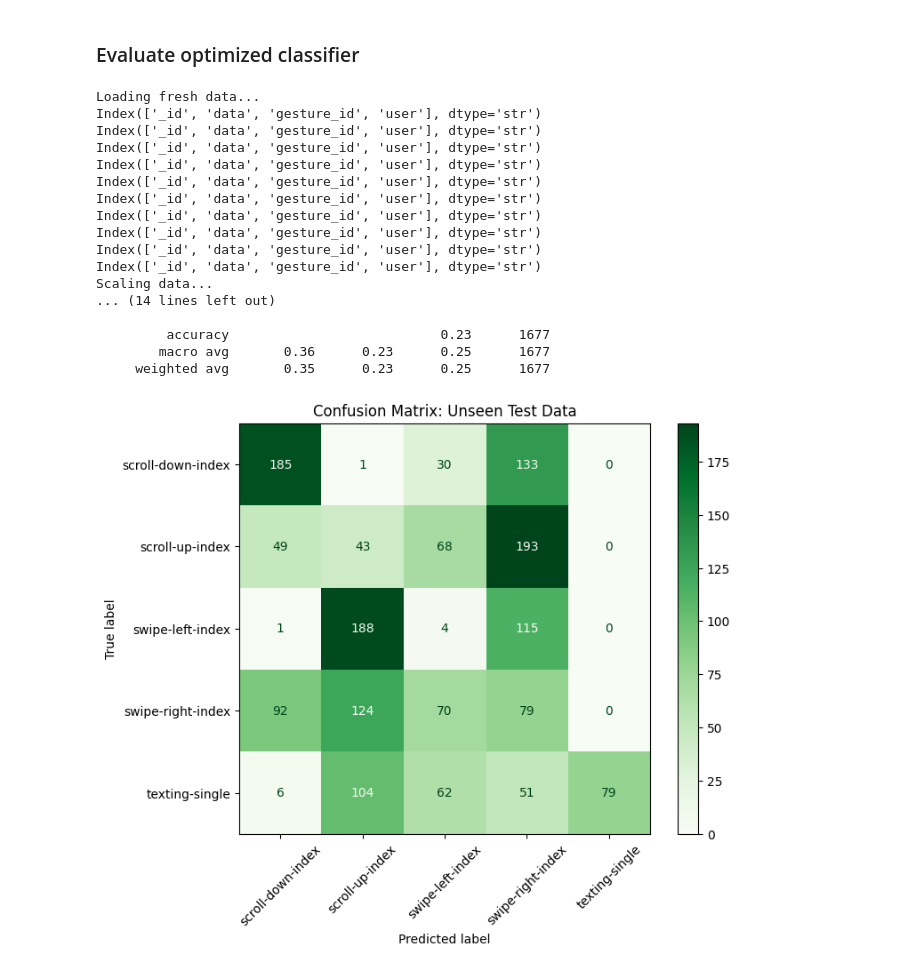
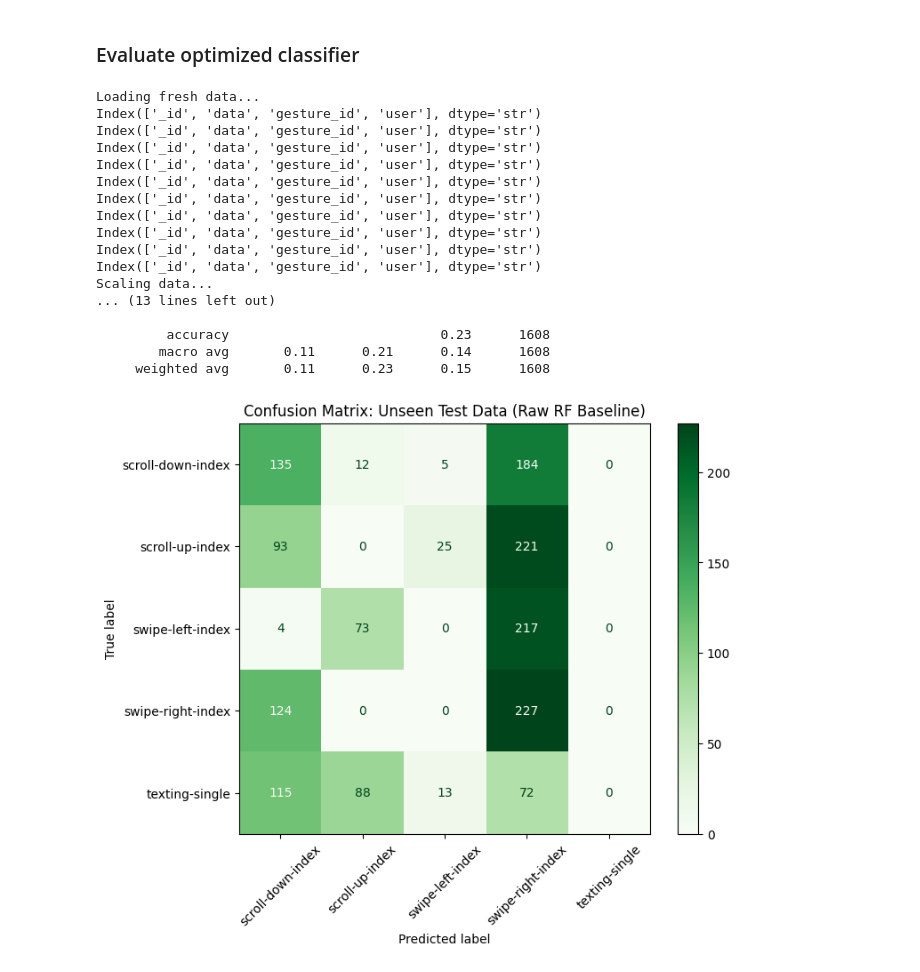
Before and after one commit to nderekk/IoT-Course-AIoT-project, a Jupyter notebook: aiot_project_time_series.ipynb, the cells around one changed output. Drawn from its saved outputs; the diff is of its cells as text; code cells hidden in the pictures.

```diff
--- a/aiot_project_time_series.ipynb
+++ b/aiot_project_time_series.ipynb
@@ -793,74 +707,56 @@ print("Scaling data...")
 scale_gestures(train_clean, test_clean)
 
 # ---------------------------------------------------------
-# 3. EXTRACT FEATURES
+# 3. WINDOW AND FLATTEN RAW DATA
 # ---------------------------------------------------------
-print("Extracting features...")
-train_features_dict, _ = extract_statistical_features(train_clean, ws=200, overlap=50, order=5, wn=0.4)
-X_train_full, y_train_full = prepare_xy(train_features_dict)
+print("Windowing and flattening raw data...")
+clipped_train, _ = window_and_filter_gestures(train_clean, ws=300, overlap=50, order=5, wn=0.4, filter_type='lowpass')
+clipped_test, _ = window_and_filter_gestures(test_clean, ws=300, overlap=50, order=5, wn=0.4, filter_type='lowpass')
 
-test_features_dict, _ = extract_statistical_features(test_clean, ws=200, overlap=50, order=5, wn=0.4)
-X_test_full, y_test_full = prepare_xy(test_features_dict)
+# Flatten the raw matrices (e.g. 300x6 -> 1800) just like in the K-fold loop
+train_clips_flat = flatten_gestures(clipped_train)
+test_clips_flat = flatten_gestures(clipped_test)
+
+X_train_flat, y_train_full = prepare_xy(train_clips_flat)
+X_test_flat, y_test_full = prepare_xy(test_clips_flat)
 
 # ---------------------------------------------------------
-# 4. REDUNDANCY CHECK & FEATURE SELECTION
+# 4. TRAIN AND EVALUATE RAW RF BASELINE
 # ---------------------------------------------------------
-print("Selecting Top 15 features...")
-# Find redundant pairs on TRAIN only
-corr_matrix = pd.DataFrame(X_train_full).corr(method='spearman').abs()
-upper = corr_matrix.where(np.triu(np.ones(corr_matrix.shape), k=1).astype(bool))
-to_drop = [col for col in upper.columns if any(upper[col] > 0.90)]
+print("Training final RF baseline model on raw flattened data...")
+final_rf = RandomForestClassifier(n_estimators=100, random_state=42)
+final_rf.fit(X_train_flat, y_train_full)
 
-# Drop from both
-X_train_no_corr = pd.DataFrame(X_train_full).drop(columns=to_drop)
-X_test_no_corr = pd.DataFrame(X_test_full).drop(columns=to_drop)
-
-# Select Top 15
-selector = SelectKBest(score_func=f_classif, k=15)
-X_train_final = selector.fit_transform(X_train_no_corr, y_train_full)
-# Transform test data using the exact same columns!
-X_test_final = selector.transform(X_test_no_corr)
-
-# ---------------------------------------------------------
-# 5. TRAIN AND EVALUATE
-# ---------------------------------------------------------
-print("Training final model and evaluating...")
-# Use the best parameters you found from your Grid Search
-# e.g., final_rf = random_search.best_estimator_ (if it was trained properly)
-# But to be safe, let's just initialize a fresh one with standard good params:
-final_rf = RandomForestClassifier(n_estimators=50, min_samples_split=2, min_samples_leaf=1, bootstrap=False, max_depth=None, random_state=42)
-final_rf.fit(X_train_final, y_train_full)
-
-y_pred_test = final_rf.predict(X_test_final)
+y_pred_test = final_rf.predict(X_test_flat)
 
 print("\n" + "="*60)
-print("🏆 TRUE UNSEEN TEST SET RESULTS")
+print("🏆 TRUE UNSEEN TEST SET RESULTS (RAW FLATTENED RF)")
 print("="*60)
-print(classification_report(y_test_full, y_pred_test))
+print(classification_report(y_test_full, y_pred_test, zero_division=0))
 
 fig, ax = plt.subplots(figsize=(8, 6))
 ConfusionMatrixDisplay.from_predictions(y_test_full, y_pred_test, ax=ax, cmap='Greens', xticks_rotation=45)
-plt.title("Confusion Matrix: Unseen Test Data")
+plt.title("Confusion Matrix: Unseen Test Data (Raw RF Baseline)")
 plt.show()
 # %% [output]
 Loading fresh data...
 Index(['_id', 'data', 'gesture_id', 'user'], dtype='str')
 Index(['_id', 'data', 'gesture_id', 'user'], dtype='str')
 Index(['_id', 'data', 'gesture_id', 'user'], dtype='str')
 Index(['_id', 'data', 'gesture_id', 'user'], dtype='str')
 Index(['_id', 'data', 'gesture_id', 'user'], dtype='str')
 Index(['_id', 'data', 'gesture_id', 'user'], dtype='str')
 Index(['_id', 'data', 'gesture_id', 'user'], dtype='str')
 Index(['_id', 'data', 'gesture_id', 'user'], dtype='str')
 Index(['_id', 'data', 'gesture_id', 'user'], dtype='str')
 Index(['_id', 'data', 'gesture_id', 'user'], dtype='str')
 Scaling data...
-... (14 lines left out)
+... (13 lines left out)
 
-         accuracy                           0.23      1677
-        macro avg       0.36      0.23      0.25      1677
-     weighted avg       0.35      0.23      0.25      1677
+         accuracy                           0.23      1608
+        macro avg       0.11      0.21      0.14      1608
+     weighted avg       0.11      0.23      0.15      1608
-[figure, old version]
+[figure, new version]
 # %%
 # ---------------------------------------------------------
 # CNN EVALUATION ON UNSEEN TEST DATA
```
Also changed, not shown: parts of 8 cells of this notebook.
